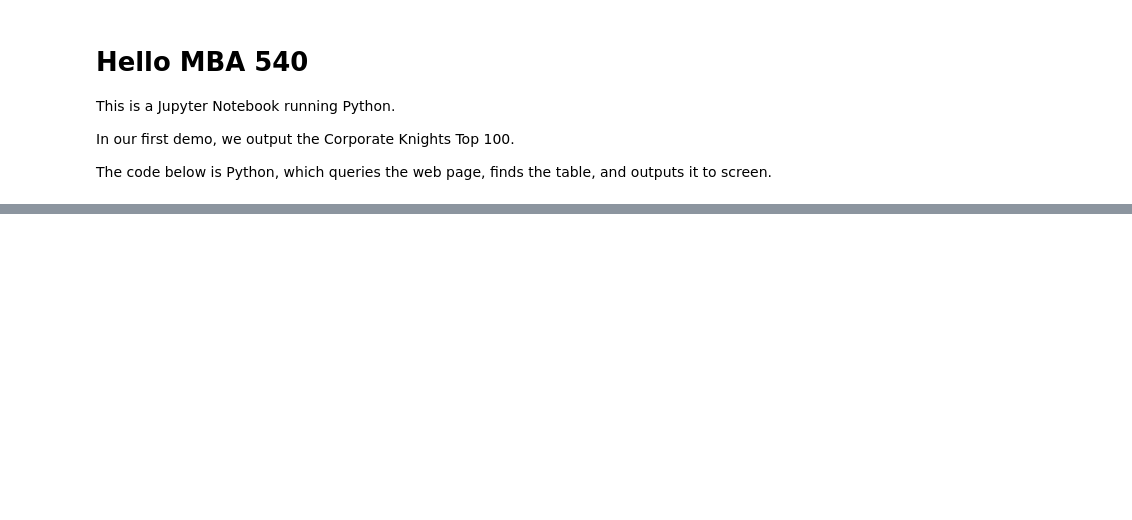
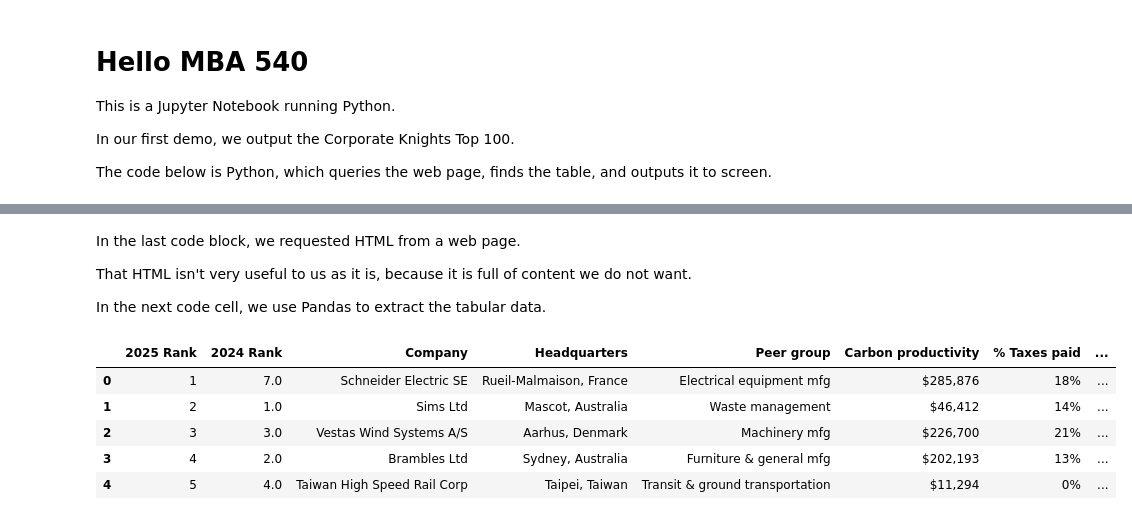
Before and after one commit to shaunluttin/stma-data-talk, a Jupyter notebook: data-talk-demo-01.ipynb, the cells around one changed output, grey strips where cells are left out. Drawn from its saved outputs; the diff is of its cells as text; code cells hidden in the pictures; blank space fills up the shorter version.

```diff
--- a/data-talk-demo-01.ipynb
+++ b/data-talk-demo-01.ipynb
@@ -43,0 +9,46 @@ tables[0]
+# %%
+# First we import the request module.
+# A module is a piece of software that we can use with Python.
+# Just like you can use Google Chrome with a mouse and keyboard, you can use the requests module with Python.
+import requests
+
+# Next we import the pandas module.
+# The pandas module allows us to work with data.
+# Just like you can use Microsoft Excel with a mouse and keyboard, you can use the pandas module with Python.
+import pandas as pd
+
+# Now we create a variable to store the address of the webpage that we want to access.
+# This is the same webpage address that we would put into the Chrome address bar.
+url = 'https://www.corporateknights.com/issues/2025-01-global-100-issue/100-most-sustainable-companies-still-betting-greener-world/'
+
+# Next we pass that addres to the requests.get() function.
+# This is the same as passing the address to the Chrome address bar and pressing enter.
+response = requests.get(url);
+
+# The response contains text and a status code.
+# The text is the same as what we would see if we chose "View Page Source" in Chrome.
+print(response.status_code)
+print(response.text)
+
+# We now store that text in a variable called "html".
+htmlText = response.text;
+# %% [markdown]
+In the last code block, we requested HTML from a web page.
+
+That HTML isn't very useful to us as it is, because it is full of content we do not want.
+
+In the next code cell, we use Pandas to extract the tabular data.
+# %%
+# Here we read the html text into the Pandas system.
+# This is similar to opening a file in Excel.
+tables = pd.read_html(str(htmlText))
+
+# Now we output the first five rows of the first table we found on the webpage.
+tables[0].iloc[0:5]
+# %% [output]
+|  | 2025 Rank | 2024 Rank | Company | Headquarters | Peer group | Carbon productivity | % Taxes paid | ... |
+| 0 | 1 | 7.0 | Schneider Electric SE | Rueil-Malmaison, France | Electrical equipment mfg | $285,876 | 18% | ... |
+| 1 | 2 | 1.0 | Sims Ltd | Mascot, Australia | Waste management | $46,412 | 14% | ... |
+| 2 | 3 | 3.0 | Vestas Wind Systems A/S | Aarhus, Denmark | Machinery mfg | $226,700 | 21% | ... |
+| 3 | 4 | 2.0 | Brambles Ltd | Sydney, Australia | Furniture & general mfg | $202,193 | 13% | ... |
+| 4 | 5 | 4.0 | Taiwan High Speed Rail Corp | Taipei, Taiwan | Transit & ground transportation | $11,294 | 0% | ... |
```
Also changed, not shown: parts of 4 cells of this notebook, 5 other files.
